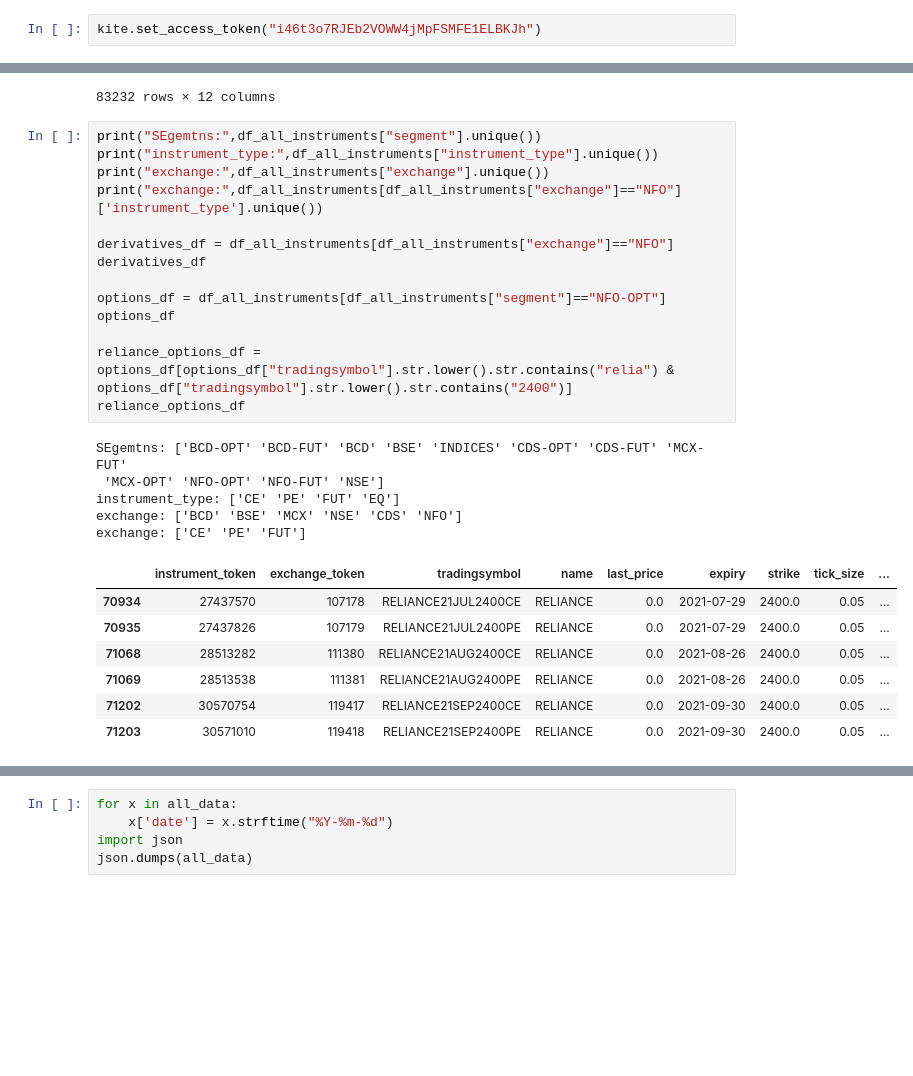
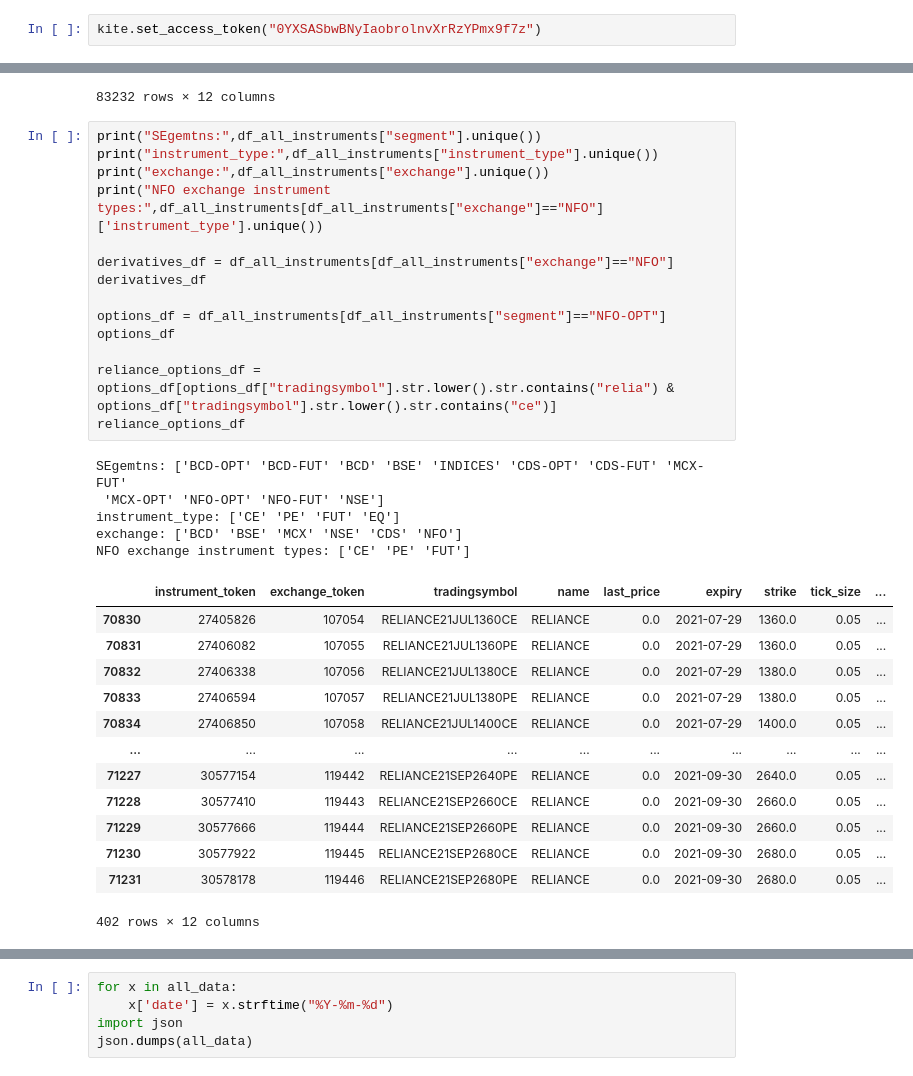
Before and after one commit to binarysentient/bsstonks, a Jupyter notebook: kite_connect_options_degeneracy.ipynb, the cells around one changed output, grey strips where cells are left out. Drawn from its saved outputs; the diff is of its cells as text; blank space fills up the shorter version.

```diff
--- a/kite_connect_options_degeneracy.ipynb
+++ b/kite_connect_options_degeneracy.ipynb
@@ -66,7 +66,7 @@ DEBUG:urllib3.connectionpool:Starting new HTTPS connection (1): api.kite.trade:4
 DEBUG:urllib3.connectionpool:https://api.kite.trade:443 "POST /session/token HTTP/1.1" 200 None
 THE TOKEN: i46t3o7RJEb2VOWW4jMpFSMFE1ELBKJh
 # %%
-kite.set_access_token("i46t3o7RJEb2VOWW4jMpFSMFE1ELBKJh")
+kite.set_access_token("0YXSASbwBNyIaobrolnvXrRzYPmx9f7z")
 # %%
 kite.orders()
 kite.holdings()
@@ -122,27 +122,33 @@ df_all_instruments
 # %%
 print("SEgemtns:",df_all_instruments["segment"].unique())
 print("instrument_type:",df_all_instruments["instrument_type"].unique())
 print("exchange:",df_all_instruments["exchange"].unique())
-print("exchange:",df_all_instruments[df_all_instruments["exchange"]=="NFO"]['instrument_type'].unique())
+print("NFO exchange instrument types:",df_all_instruments[df_all_instruments["exchange"]=="NFO"]['instrument_type'].unique())
 
 derivatives_df = df_all_instruments[df_all_instruments["exchange"]=="NFO"]
 derivatives_df
 
 options_df = df_all_instruments[df_all_instruments["segment"]=="NFO-OPT"]
 options_df
 
-reliance_options_df = options_df[options_df["tradingsymbol"].str.lower().str.contains("relia") & options_df["tradingsymbol"].str.lower().str.contains("2400")]
+reliance_options_df = options_df[options_df["tradingsymbol"].str.lower().str.contains("relia") & options_df["tradingsymbol"].str.lower().str.contains("ce")]
 reliance_options_df
 # %% [output]
 SEgemtns: ['BCD-OPT' 'BCD-FUT' 'BCD' 'BSE' 'INDICES' 'CDS-OPT' 'CDS-FUT' 'MCX-FUT'
  'MCX-OPT' 'NFO-OPT' 'NFO-FUT' 'NSE']
 instrument_type: ['CE' 'PE' 'FUT' 'EQ']
 exchange: ['BCD' 'BSE' 'MCX' 'NSE' 'CDS' 'NFO']
-exchange: ['CE' 'PE' 'FUT']
+NFO exchange instrument types: ['CE' 'PE' 'FUT']
 |  | instrument_token | exchange_token | tradingsymbol | name | last_price | expiry | strike | tick_size | ... |
-| 70934 | 27437570 | 107178 | RELIANCE21JUL2400CE | RELIANCE | 0.0 | 2021-07-29 | 2400.0 | 0.05 | ... |
-| 70935 | 27437826 | 107179 | RELIANCE21JUL2400PE | RELIANCE | 0.0 | 2021-07-29 | 2400.0 | 0.05 | ... |
-| 71068 | 28513282 | 111380 | RELIANCE21AUG2400CE | RELIANCE | 0.0 | 2021-08-26 | 2400.0 | 0.05 | ... |
-| 71069 | 28513538 | 111381 | RELIANCE21AUG2400PE | RELIANCE | 0.0 | 2021-08-26 | 2400.0 | 0.05 | ... |
-| 71202 | 30570754 | 119417 | RELIANCE21SEP2400CE | RELIANCE | 0.0 | 2021-09-30 | 2400.0 | 0.05 | ... |
-| 71203 | 30571010 | 119418 | RELIANCE21SEP2400PE | RELIANCE | 0.0 | 2021-09-30 | 2400.0 | 0.05 | ... |
+| 70830 | 27405826 | 107054 | RELIANCE21JUL1360CE | RELIANCE | 0.0 | 2021-07-29 | 1360.0 | 0.05 | ... |
+| 70831 | 27406082 | 107055 | RELIANCE21JUL1360PE | RELIANCE | 0.0 | 2021-07-29 | 1360.0 | 0.05 | ... |
+| 70832 | 27406338 | 107056 | RELIANCE21JUL1380CE | RELIANCE | 0.0 | 2021-07-29 | 1380.0 | 0.05 | ... |
+| 70833 | 27406594 | 107057 | RELIANCE21JUL1380PE | RELIANCE | 0.0 | 2021-07-29 | 1380.0 | 0.05 | ... |
+| 70834 | 27406850 | 107058 | RELIANCE21JUL1400CE | RELIANCE | 0.0 | 2021-07-29 | 1400.0 | 0.05 | ... |
+| ... | ... | ... | ... | ... | ... | ... | ... | ... | ... |
+| 71227 | 30577154 | 119442 | RELIANCE21SEP2640PE | RELIANCE | 0.0 | 2021-09-30 | 2640.0 | 0.05 | ... |
+| 71228 | 30577410 | 119443 | RELIANCE21SEP2660CE | RELIANCE | 0.0 | 2021-09-30 | 2660.0 | 0.05 | ... |
+| 71229 | 30577666 | 119444 | RELIANCE21SEP2660PE | RELIANCE | 0.0 | 2021-09-30 | 2660.0 | 0.05 | ... |
+| 71230 | 30577922 | 119445 | RELIANCE21SEP2680CE | RELIANCE | 0.0 | 2021-09-30 | 2680.0 | 0.05 | ... |
+| 71231 | 30578178 | 119446 | RELIANCE21SEP2680PE | RELIANCE | 0.0 | 2021-09-30 | 2680.0 | 0.05 | ... |
+402 rows × 12 columns
```
Also changed, not shown: parts of 5 cells of this notebook, 5 other files.
